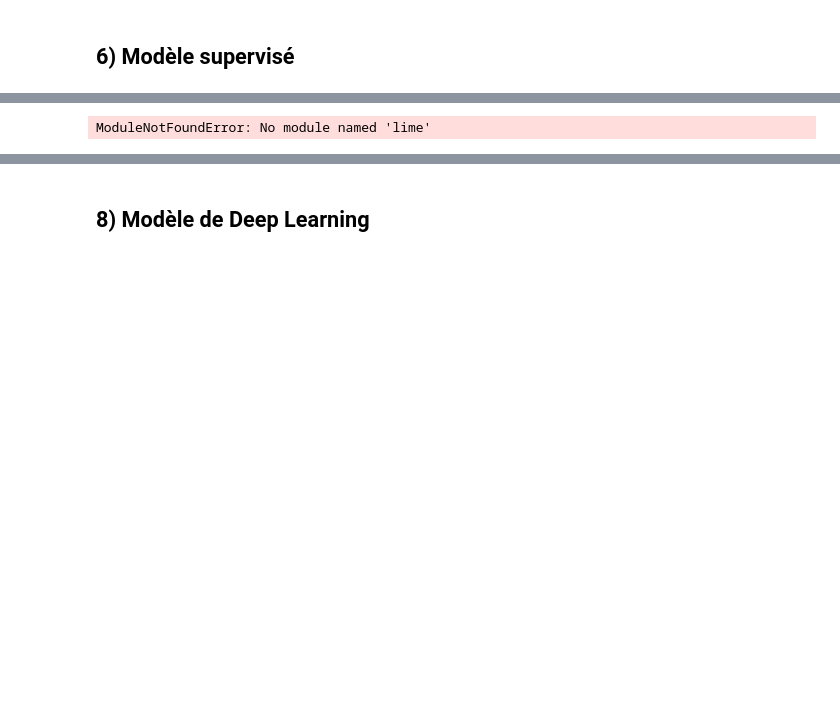
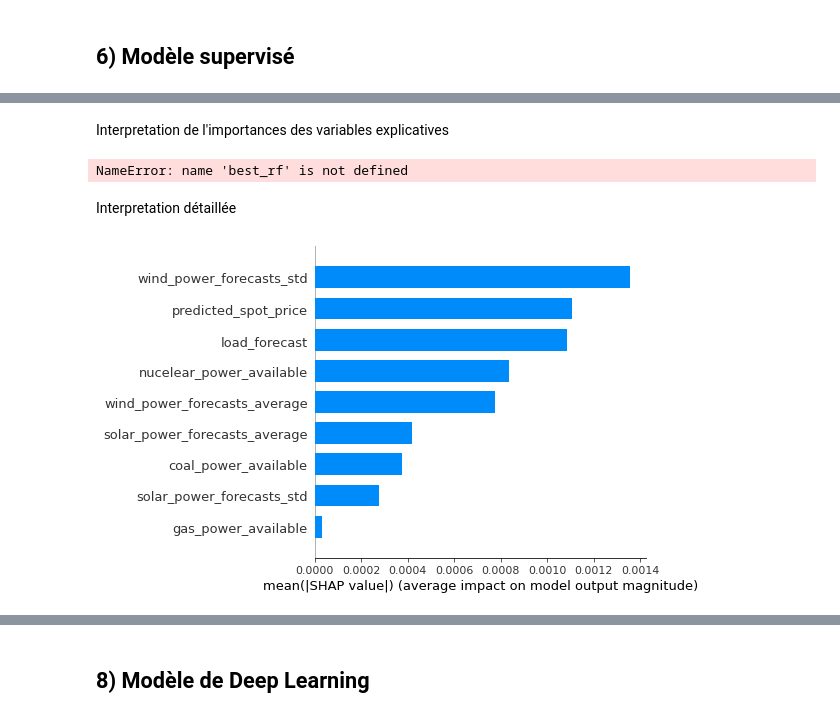
Before and after one commit to jcollot2/DAUPHINE_Machine_Learning, a Jupyter notebook: modeles_v2.ipynb, the cells around one changed output, grey strips where cells are left out. Saved outputs shown, nothing was run; the diff lists cells and outputs as text; code cells hidden in the pictures; blank space fills up the shorter version.

```diff
--- a/modeles_v2.ipynb
+++ b/modeles_v2.ipynb
@@ -631,0 +730,15 @@ SVM Weighted Accuracy: 0.29075110417742295
+# %%
+X_train_3_train, X_train_3_test, y_train_3_train, y_train_3_test = sk.model_selection.train_test_split(X_train_3, y_train_3, test_size=0.2, random_state=42)
+# %%
+param_grid = {
+    'n_estimators': [50, 100, 150],  # Nombre d'arbres dans la forêt
+    'max_features': ['sqrt', 'log2'],  # Nombre de caractéristiques à considérer à chaque division
+    'max_depth': [None, 10, 15],  # Profondeur maximale de l'arbre
+    'min_samples_split': [2, 5],  # Nombre minimum de données nécessaires pour diviser un nœud
+    'min_samples_leaf': [1, 2, 4]  # Nombre minimum de données requises à chaque feuille
+}
+
+rf = RandomForestClassifier(random_state=42)
+grid_search = sk.model_selection.GridSearchCV(estimator=rf, param_grid=param_grid,scoring=custom_score, cv=3, n_jobs=None, verbose=0)
+grid_search.fit(X_train_3_train, y_train_3_train.astype(int))
+print("Meilleurs paramètres trouvés : ", grid_search.best_params_)
@@ -631,0 +747,6 @@ SVM Weighted Accuracy: 0.29075110417742295
+# %%
+best_rf = grid_search.best_estimator_
+#model = result_supervised.Modele.iloc[-2]
+pred = best_rf.predict(X_train_3_test)
+weighted_acc = weighted_accuracy(y_train_3_test['spot_id_delta'], pred)
+weighted_acc
@@ -634,17 +797,23 @@ SVM Weighted Accuracy: 0.29075110417742295
-# %%
-import shap
-from lime.lime_tabular import LimeTabularExplainer
-
-# SHAP pour le modèle Random Forest
-explainer_rf = shap.TreeExplainer(rf_model)
-shap_values_rf = explainer_rf.shap_values(x_train_full)
-
-# Résumé graphique SHAP
-shap.summary_plot(shap_values_rf[1], x_train_full)
-
-# LIME pour le modèle Random Forest
-lime_explainer_rf = LimeTabularExplainer(x_train_full.values, training_labels=y_train_binary_full.values, feature_names=x_train_full.columns, discretize_continuous=True)
-lime_exp_rf = lime_explainer_rf.explain_instance(x_train_full.iloc[0].values, rf_model.predict_proba, num_features=10)
-lime_exp_rf.show_in_notebook()
-# %% [output]
-ModuleNotFoundError: No module named 'lime'
+# %% [markdown]
+Interpretation de l'importances des variables explicatives
+# %%
+# Get feature importances from the model
+feature_importances = pd.DataFrame({
+    'Feature': X_train_3.columns,
+    'Importance': best_rf.feature_importances_
+}).sort_values(by='Importance', ascending=False)
+feature_importances
+# %% [output]
+NameError: name 'best_rf' is not defined
+# %% [markdown]
+Interpretation détaillée
+# %%
+import shap
+
+explainer = shap.TreeExplainer(best_rf)
+shap_values = explainer.shap_values(X_train_3)
+# %%
+class_index = 23
+shap.summary_plot(shap_values[:, :, class_index], X_train_3, plot_type="bar")
+# %% [output]
+[figure, added]
```
Also changed, not shown: parts of 67 cells of this notebook, 5 other files.
